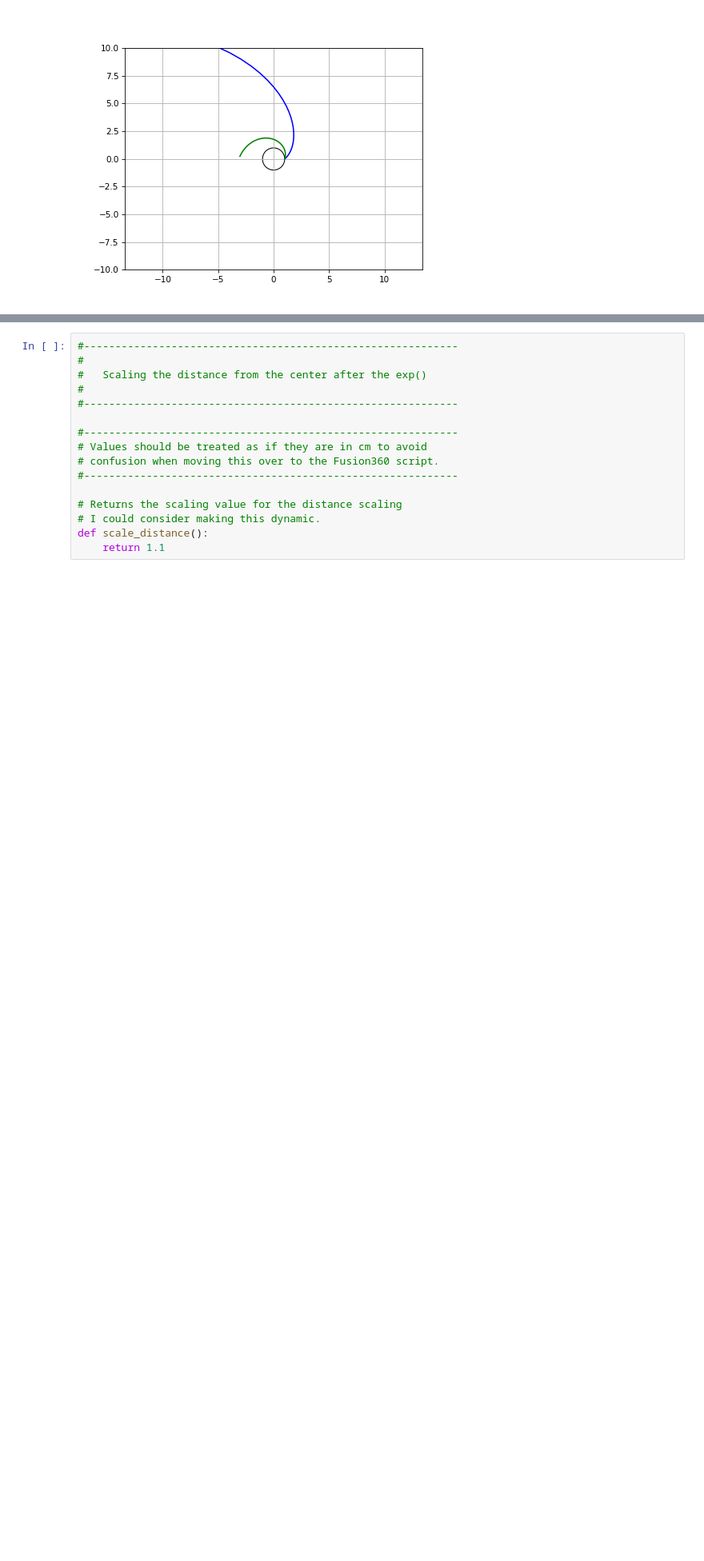
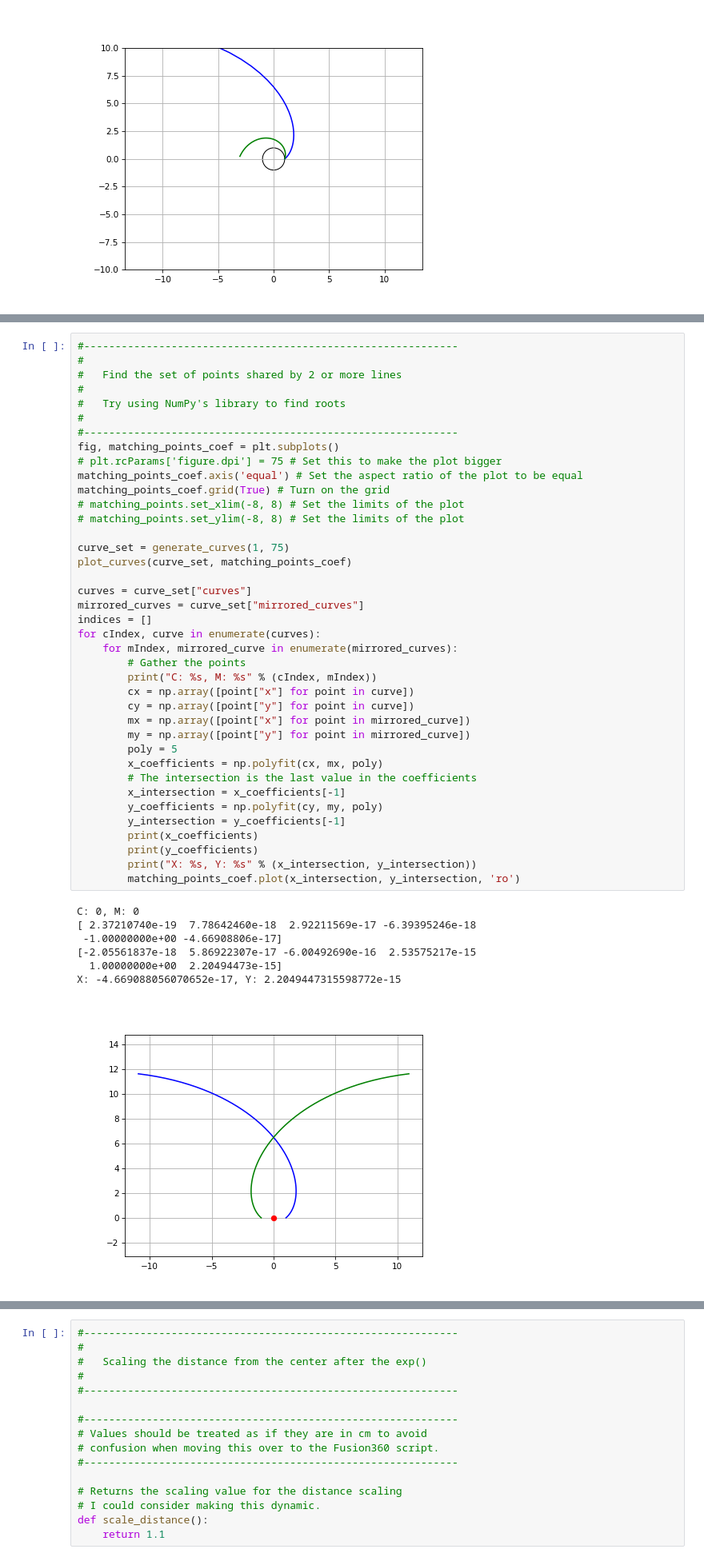
Before and after one commit to G-IV/Log-Spiral-Pattern, a Jupyter notebook: Log Spiral Jupyter Notebook.ipynb, the cells around one changed output, grey strips where cells are left out. Shown at 80% size. Saved outputs shown, nothing was run; the diff lists cells and outputs as text; blank space fills up the shorter version.

```diff
--- a/Log Spiral Jupyter Notebook.ipynb
+++ b/Log Spiral Jupyter Notebook.ipynb
@@ -441,3 +625,50 @@ def r_prime(i, rotation=0):
+# %%
+#------------------------------------------------------------
+#
+#   Find the set of points shared by 2 or more lines
+#
+#   Try using NumPy's library to find roots
+#
+#------------------------------------------------------------
+fig, matching_points_coef = plt.subplots()
+# plt.rcParams['figure.dpi'] = 75 # Set this to make the plot bigger
+matching_points_coef.axis('equal') # Set the aspect ratio of the plot to be equal
+matching_points_coef.grid(True) # Turn on the grid
+# matching_points.set_xlim(-8, 8) # Set the limits of the plot
+# matching_points.set_ylim(-8, 8) # Set the limits of the plot
+
+curve_set = generate_curves(1, 75)
+plot_curves(curve_set, matching_points_coef)
+
+curves = curve_set["curves"]
+mirrored_curves = curve_set["mirrored_curves"]
+indices = []
+for cIndex, curve in enumerate(curves):
+    for mIndex, mirrored_curve in enumerate(mirrored_curves):
+        # Gather the points
+        print("C: %s, M: %s" % (cIndex, mIndex))
+        cx = np.array([point["x"] for point in curve])
+        cy = np.array([point["y"] for point in curve])
+        mx = np.array([point["x"] for point in mirrored_curve])
+        my = np.array([point["y"] for point in mirrored_curve])
+        poly = 5
+        x_coefficients = np.polyfit(cx, mx, poly)
+        # The intersection is the last value in the coefficients
+        x_intersection = x_coefficients[-1]
+        y_coefficients = np.polyfit(cy, my, poly)
+        y_intersection = y_coefficients[-1]
+        print(x_coefficients)
+        print(y_coefficients)
+        print("X: %s, Y: %s" % (x_intersection, y_intersection))
+        matching_points_coef.plot(x_intersection, y_intersection, 'ro')
+# %% [output]
+C: 0, M: 0
+[ 2.37210740e-19  7.78642460e-18  2.92211569e-17 -6.39395246e-18
+ -1.00000000e+00 -4.66908806e-17]
+[-2.05561837e-18  5.86922307e-17 -6.00492690e-16  2.53575217e-15
+  1.00000000e+00  2.20494473e-15]
+X: -4.669088056070652e-17, Y: 2.2049447315598772e-15
+[figure, added]
 # %%
 #------------------------------------------------------------
 #
```
Also changed, not shown: parts of 8 cells of this notebook.
